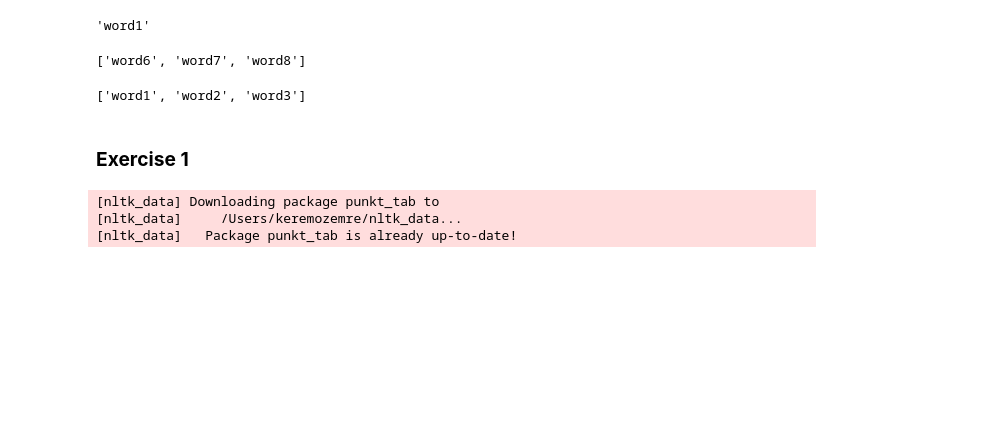
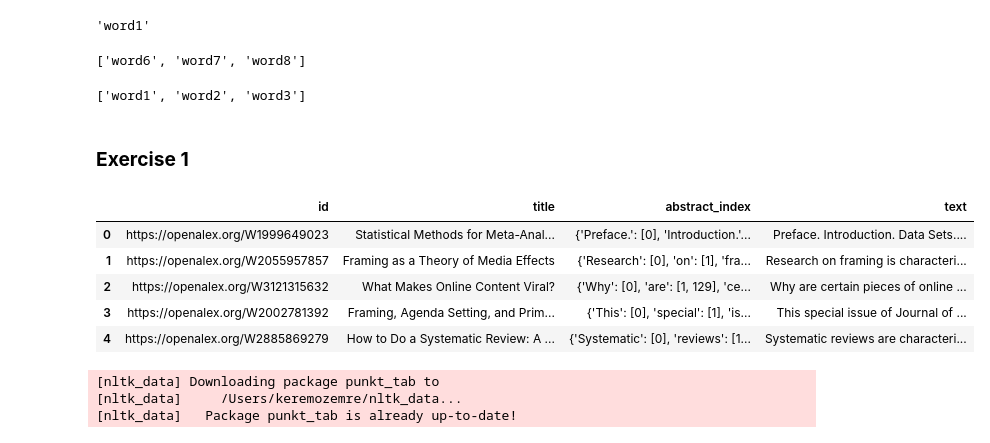
Before and after one commit to KeremOzemre/Computational-Social-Science, a Jupyter notebook: Week07.ipynb, the cells around one changed output. Cells and saved outputs as stored; diff of their text form; code cells hidden in the pictures; blank space fills up the shorter version.

```diff
--- a/Week07.ipynb
+++ b/Week07.ipynb
@@ -288,20 +286,22 @@ s = df1["abstract_index"]
 # %%
 def construct_abstract_from_inverted(inverted_abstract):
     d = ast.literal_eval(inverted_abstract)
-
-    # Create position → word mapping
     position_to_word = {}
     for word, positions in d.items():
         for pos in positions:
             position_to_word[pos] = word
-
-
-
     abstract = [word for _, word in sorted(position_to_word.items())]
     return " ".join(abstract)
 
-
-df1["text"] = s.dropna().apply(construct_abstract_from_inverted)
+df1["text"] = df1["abstract_index"].dropna().apply(construct_abstract_from_inverted)
+df1.head()
+# %% [output]
+|  | id | title | abstract_index | text |
+| 0 | https://openalex.org/W1999649023 | Statistical Methods for Meta-Anal... | {'Preface.': [0], 'Introduction.'... | Preface. Introduction. Data Sets.... |
+| 1 | https://openalex.org/W2055957857 | Framing as a Theory of Media Effects | {'Research': [0], 'on': [1], 'fra... | Research on framing is characteri... |
+| 2 | https://openalex.org/W3121315632 | What Makes Online Content Viral? | {'Why': [0], 'are': [1, 129], 'ce... | Why are certain pieces of online ... |
+| 3 | https://openalex.org/W2002781392 | Framing, Agenda Setting, and Prim... | {'This': [0], 'special': [1], 'is... | This special issue of Journal of ... |
+| 4 | https://openalex.org/W2885869279 | How to Do a Systematic Review: A ... | {'Systematic': [0], 'reviews': [1... | Systematic reviews are characteri... |
 # %%
 import nltk
 import re
```
Also changed, not shown: parts of 9 cells of this notebook, 3 other files.
